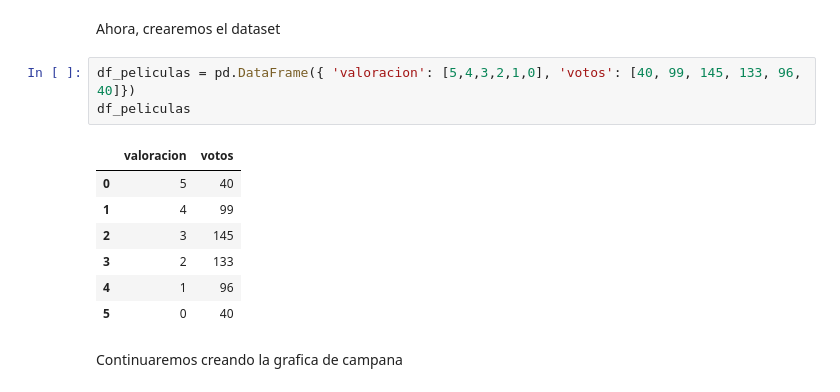
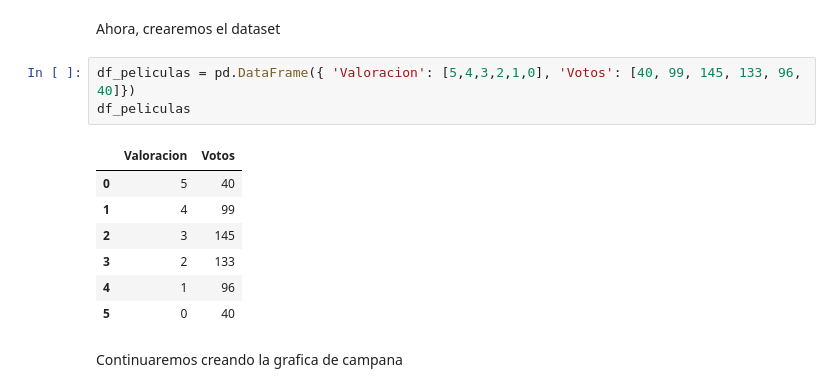
Before and after one commit to seerraa16/criticas-de-peliculas2, a Jupyter notebook: codigo.ipynb, the cells around one changed output. Cells and saved outputs as stored; diff of their text form.

```diff
--- a/codigo.ipynb
+++ b/codigo.ipynb
@@ -10,10 +10,10 @@ import seaborn as sns
 # %% [markdown]
 Ahora, crearemos el dataset
 # %%
-df_peliculas = pd.DataFrame({ 'valoracion': [5,4,3,2,1,0], 'votos': [40, 99, 145, 133, 96, 40]})
+df_peliculas = pd.DataFrame({ 'Valoracion': [5,4,3,2,1,0], 'Votos': [40, 99, 145, 133, 96, 40]})
 df_peliculas
 # %% [output]
-|  | valoracion | votos |
+|  | Valoracion | Votos |
 | 0 | 5 | 40 |
 | 1 | 4 | 99 |
 | 2 | 3 | 145 |
```
Also changed, not shown: parts of 10 cells of this notebook.
